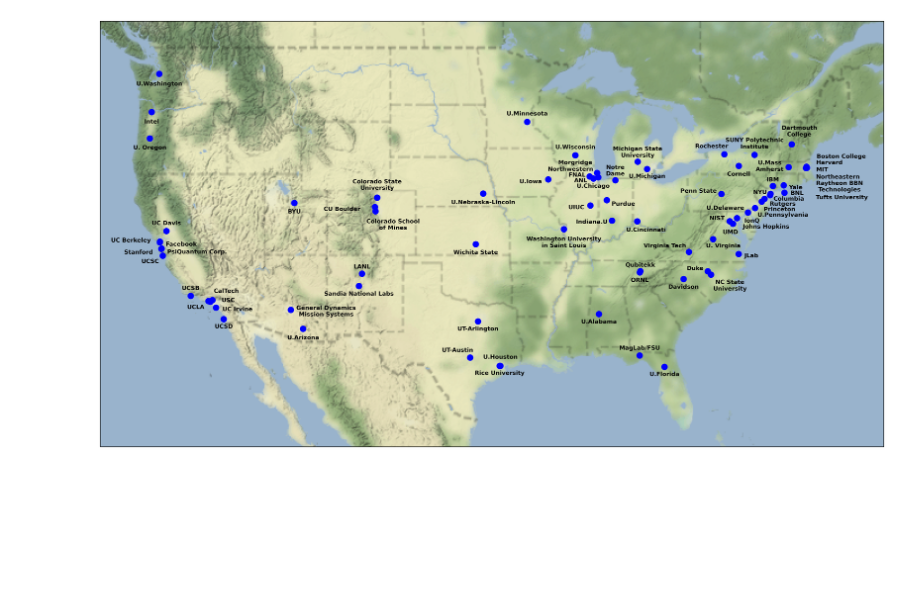
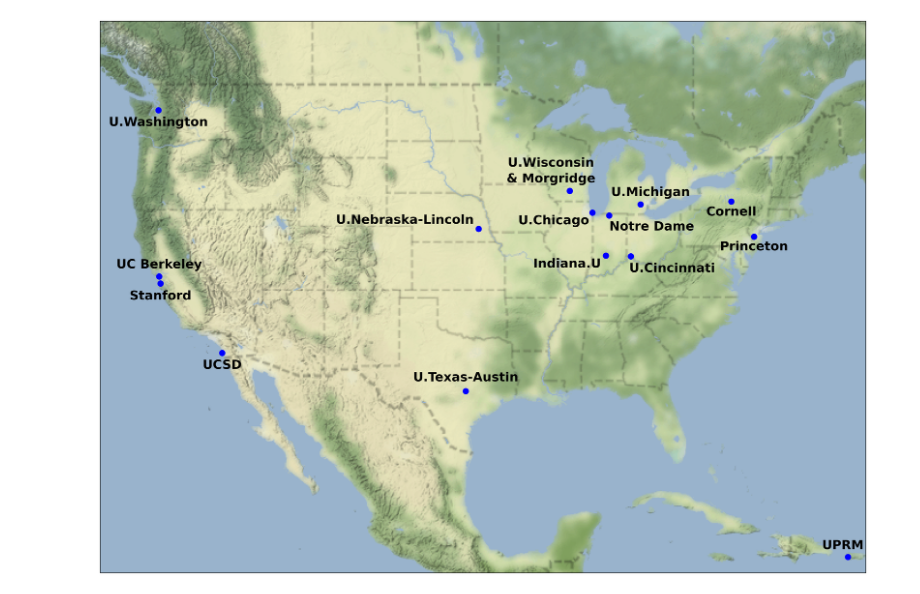
Before and after one commit to pelmer/maps, a Jupyter notebook: Map-Institutions.ipynb, the cells around one changed output. Drawn from its saved outputs; the diff is of its cells as text; code cells hidden in the pictures; blank space fills up the shorter version.

Commit message:
updates, including PVAMU version and IRIS-HEP V2.0 version

```diff
--- a/Map-Institutions.ipynb
+++ b/Map-Institutions.ipynb
@@ -67,9 +67,11 @@ names2,lats2,lons2,labellats2,labellons2 = [],[],[],[],[]
 
 # Comment/uncomment just one of the following to obtain the corresponding map
 # Use the "0" variables if you just have a single list
-get_institutions_info('master-list.csv',names0,lats0,lons0,labellats0,labellons0)
+#get_institutions_info('master-list.csv',names0,lats0,lons0,labellats0,labellons0)
 #get_institutions_info('example-collaboration.csv',names0,lats0,lons0,labellats0,labellons0)
 #get_institutions_info('iris-hep.csv',names0,lats0,lons0,labellats0,labellons0) # use extent below with Puerto Rico
+#get_institutions_info('iris-hep-with-pvamu.csv',names0,lats0,lons0,labellats0,labellons0) # use extent below with Puerto Rico
+get_institutions_info('iris-hep-v2.0.csv',names0,lats0,lons0,labellats0,labellons0) # use extent below with Puerto Rico
 #get_institutions_info('clariphy.csv',names0,lats0,lons0,labellats0,labellons0) # use extent below with Puerto Rico
 
 # One can also plot two sets of points - uncomment two of the lines below and use "0" variables for one and
@@ -94,9 +96,9 @@ fig = plt.figure(figsize=(24,18),dpi=300)      # open matplotlib figure (figsize
 ax1 = plt.axes(projection=osm_img.crs) # project using coordinate reference system (CRS) of street map
 
 # Choose the portion of the map to show
-extent = [-127,-65, 24, 46] # Continental US bounds
+#extent = [-127,-65, 24, 46] # Continental US bounds
 #extent = [-124.7844079,-66.9513812, 24.7433195, 49.3457868] # Contiguous US bounds
-#extent = [-127,-65.7, 17, 48] # Contiguous US bounds including Puerto Rico
+extent = [-127,-65.7, 17, 48] # Contiguous US bounds including Puerto Rico
 #extent = [-85,-65, 35, 41] # Maryland/Virginia
 #extent = [-125,-115, 30, 40] # SoCal
 #extent = [-80,-68, 35, 45] # Northeast
@@ -139,32 +141,32 @@ transform = ccrs.PlateCarree()._as_mpl_transform(ax1) # set transform for annota
 #                   ec='#121212', fc='#ffffff'))
 #ax1.text(-90.5,43.0,'FOO', {'color': '#000000', 'weight': 'bold', 'fontsize': 10},
 #                 horizontalalignment='center', verticalalignment='bottom',
 #                 clip_on=False, transform=transform)
 
 # Uncomment/comment the following to add/remove the labels
 # We assume up to three lists (nothing gets added if a list is empty from above)
 i=0
 while i < len(names0):
-   ax1.text(labellons0[i],labellats0[i],names0[i], {'color': '#000000', 'weight': 'bold', 'fontsize': 10},
+   ax1.text(labellons0[i],labellats0[i],names0[i], {'color': '#000000', 'weight': 'bold', 'fontsize': 22},
                  horizontalalignment='center', verticalalignment='bottom',
                  clip_on=False, transform=transform)
    i+=1
 
 i=0
 while i < len(names1):
    ax1.text(labellons1[i],labellats1[i],names1[i], {'color': '#000000', 'weight': 'bold', 'fontsize': 10},
                  horizontalalignment='center', verticalalignment='bottom',
                  clip_on=False, transform=transform)
    i+=1
 
 i=0
 while i < len(names2):
    ax1.text(labellons2[i],labellats2[i],names2[i], {'color': '#000000', 'weight': 'bold', 'fontsize': 10},
                  horizontalalignment='center', verticalalignment='bottom',
                  clip_on=False, transform=transform)
    i+=1
 
 # Make the graphic
 plt.show()
 # %% [output]
-[figure, old version]
+[figure, new version]
```
Also changed, not shown: 3 other files.
